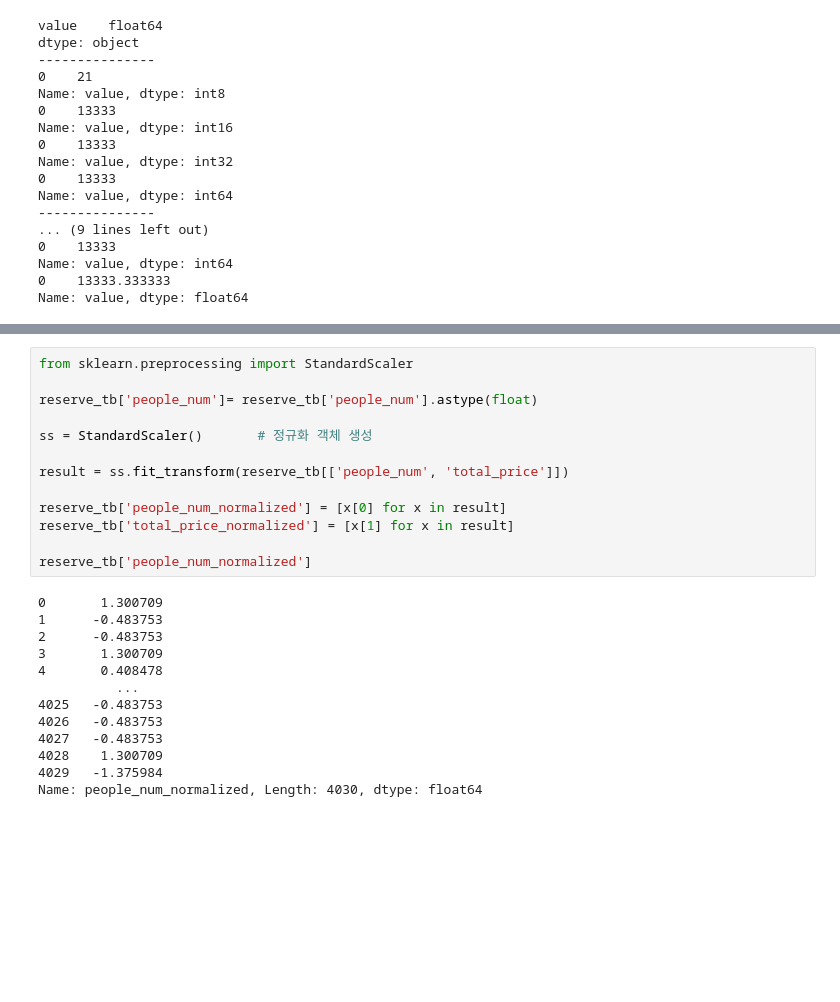
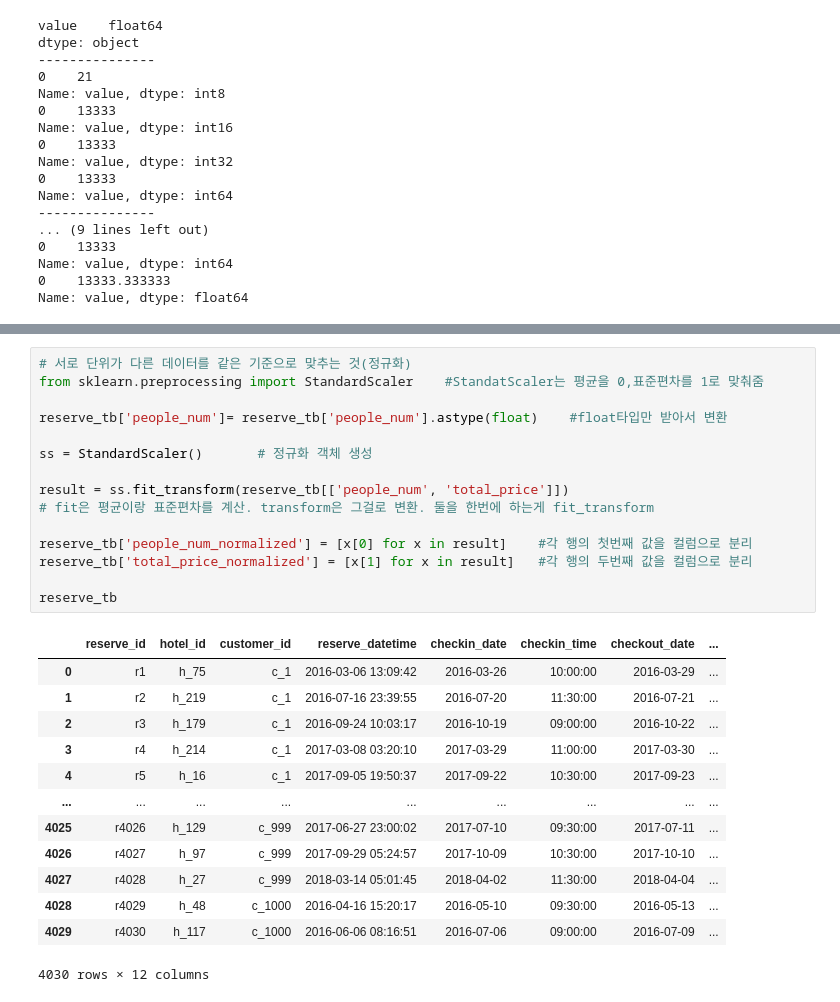
Before and after one commit to TAEstationSUNG/Preprocessing-excersize, a Jupyter notebook: notebooks/Preprocessing-excersize/03.01.Number.ipynb, the cells around one changed output, grey strips where cells are left out. Cells and saved outputs as stored; diff of their text form; blank space fills up the shorter version.

```diff
--- a/notebooks/Preprocessing-excersize/03.01.Number.ipynb
+++ b/notebooks/Preprocessing-excersize/03.01.Number.ipynb
@@ -123,26 +140,29 @@ Categories (7, float64): [20.0, 30.0, 40.0, 50.0, 60.0, 70.0, 80.0]
 # %%
-from sklearn.preprocessing import StandardScaler
+# 서로 단위가 다른 데이터를 같은 기준으로 맞추는 것(정규화)
+from sklearn.preprocessing import StandardScaler    #StandatScaler는 평균을 0,표준편차를 1로 맞춰줌
 
-reserve_tb['people_num']= reserve_tb['people_num'].astype(float)
+reserve_tb['people_num']= reserve_tb['people_num'].astype(float)    #float타입만 받아서 변환
 
 ss = StandardScaler()       # 정규화 객체 생성
 
 result = ss.fit_transform(reserve_tb[['people_num', 'total_price']])
+# fit은 평균이랑 표준편차를 계산. transform은 그걸로 변환. 둘을 한번에 하는게 fit_transform
 
-reserve_tb['people_num_normalized'] = [x[0] for x in result]
-reserve_tb['total_price_normalized'] = [x[1] for x in result]
+reserve_tb['people_num_normalized'] = [x[0] for x in result]    #각 행의 첫번째 값을 컬럼으로 분리
+reserve_tb['total_price_normalized'] = [x[1] for x in result]   #각 행의 두번째 값을 컬럼으로 분리
 
-reserve_tb['people_num_normalized']
+reserve_tb
 # %% [output]
+|  | reserve_id | hotel_id | customer_id | reserve_datetime | checkin_date | checkin_time | checkout_date | ... |
+| 0 | r1 | h_75 | c_1 | 2016-03-06 13:09:42 | 2016-03-26 | 10:00:00 | 2016-03-29 | ... |
+| 1 | r2 | h_219 | c_1 | 2016-07-16 23:39:55 | 2016-07-20 | 11:30:00 | 2016-07-21 | ... |
+| 2 | r3 | h_179 | c_1 | 2016-09-24 10:03:17 | 2016-10-19 | 09:00:00 | 2016-10-22 | ... |
+| 3 | r4 | h_214 | c_1 | 2017-03-08 03:20:10 | 2017-03-29 | 11:00:00 | 2017-03-30 | ... |
+| 4 | r5 | h_16 | c_1 | 2017-09-05 19:50:37 | 2017-09-22 | 10:30:00 | 2017-09-23 | ... |
+| ... | ... | ... | ... | ... | ... | ... | ... | ... |
+| 4025 | r4026 | h_129 | c_999 | 2017-06-27 23:00:02 | 2017-07-10 | 09:30:00 | 2017-07-11 | ... |
+| 4026 | r4027 | h_97 | c_999 | 2017-09-29 05:24:57 | 2017-10-09 | 10:30:00 | 2017-10-10 | ... |
+| 4027 | r4028 | h_27 | c_999 | 2018-03-14 05:01:45 | 2018-04-02 | 11:30:00 | 2018-04-04 | ... |
+| 4028 | r4029 | h_48 | c_1000 | 2016-04-16 15:20:17 | 2016-05-10 | 09:30:00 | 2016-05-13 | ... |
+| 4029 | r4030 | h_117 | c_1000 | 2016-06-06 08:16:51 | 2016-07-06 | 09:00:00 | 2016-07-09 | ... |
-0       1.300709
-1      -0.483753
-2      -0.483753
-3       1.300709
-4       0.408478
-          ...
-4025   -0.483753
-4026   -0.483753
-4027   -0.483753
-4028    1.300709
-4029   -1.375984
-Name: people_num_normalized, Length: 4030, dtype: float64
+4030 rows × 12 columns
```
Also changed, not shown: parts of 5 cells of this notebook, 1 other file.
